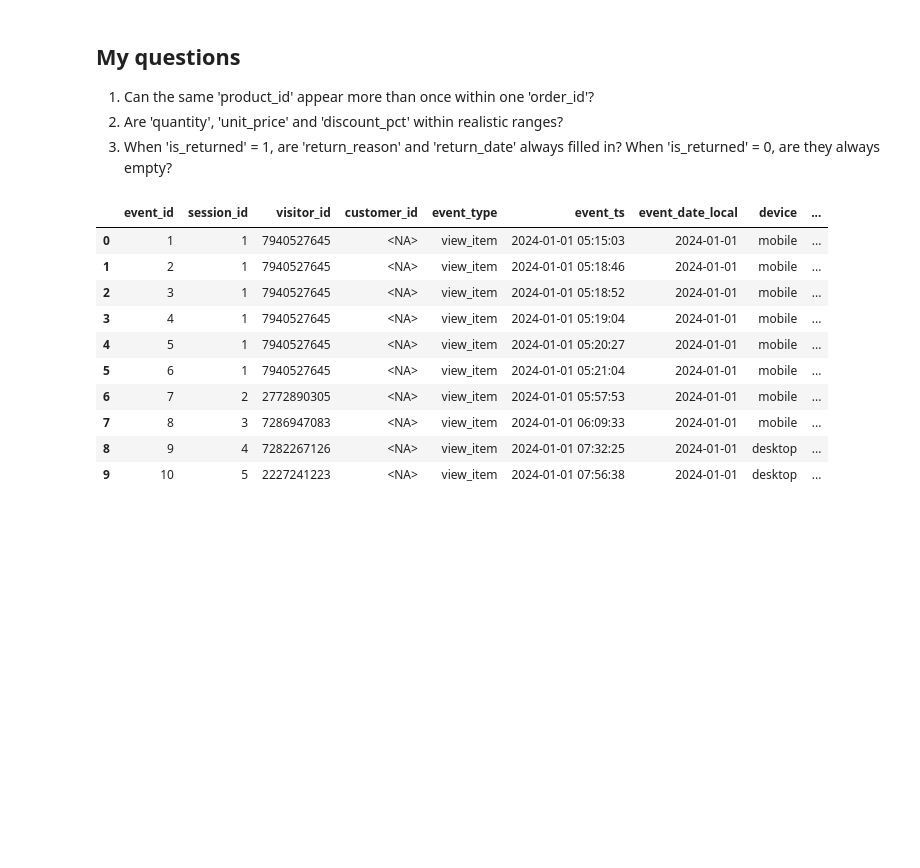
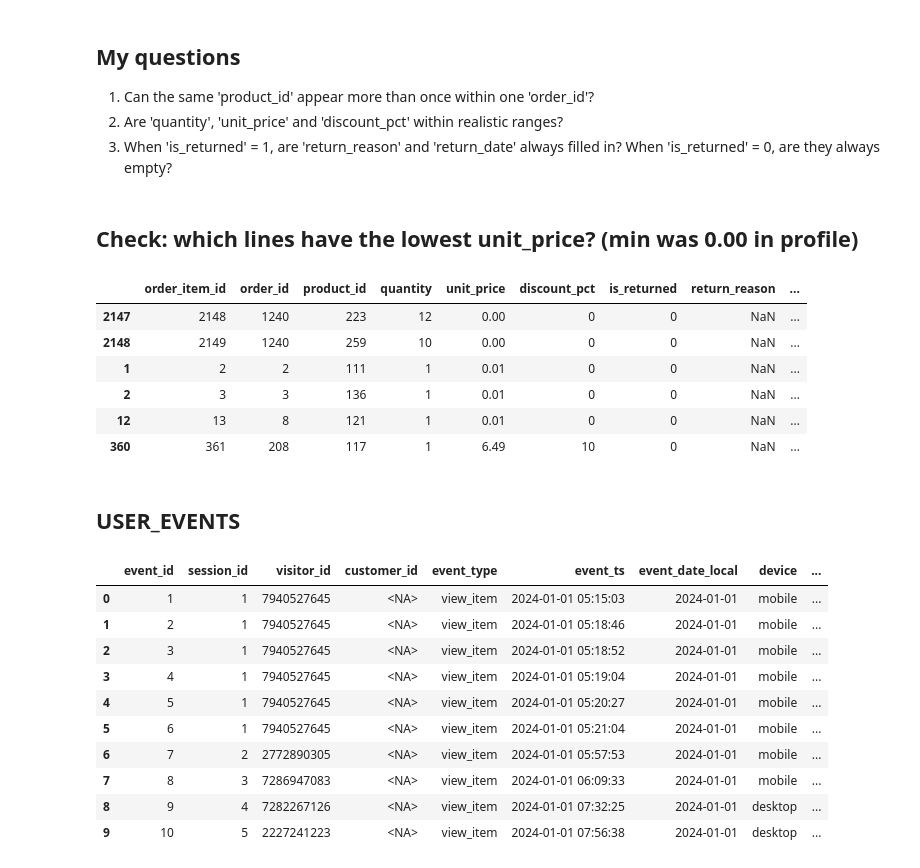
Before and after one commit to egidijus-zilis/ecommerce-analysis, a Jupyter notebook: notebooks/01_profiling.ipynb, the cells around one changed output. Drawn from its saved outputs; the diff is of its cells as text; code cells hidden in the pictures; blank space fills up the shorter version.

```diff
--- a/notebooks/01_profiling.ipynb
+++ b/notebooks/01_profiling.ipynb
@@ -94,4 +402,18 @@ order_items.head(10)
 1. Can the same 'product_id' appear more than once within one 'order_id'?
 2. Are 'quantity', 'unit_price' and 'discount_pct' within realistic ranges?
 3. When 'is_returned' = 1, are 'return_reason' and 'return_date' always filled in? When 'is_returned' = 0, are they always empty?
+# %% [markdown]
+## Check: which lines have the lowest unit_price? (min was 0.00 in profile)
+# %%
+order_items.nsmallest(6, "unit_price")
+# %% [output]
+|  | order_item_id | order_id | product_id | quantity | unit_price | discount_pct | is_returned | return_reason | ... |
+| 2147 | 2148 | 1240 | 223 | 12 | 0.00 | 0 | 0 | NaN | ... |
+| 2148 | 2149 | 1240 | 259 | 10 | 0.00 | 0 | 0 | NaN | ... |
+| 1 | 2 | 2 | 111 | 1 | 0.01 | 0 | 0 | NaN | ... |
+| 2 | 3 | 3 | 136 | 1 | 0.01 | 0 | 0 | NaN | ... |
+| 12 | 13 | 8 | 121 | 1 | 0.01 | 0 | 0 | NaN | ... |
+| 360 | 361 | 208 | 117 | 1 | 6.49 | 10 | 0 | NaN | ... |
+# %% [markdown]
+## USER_EVENTS
 # %%
```
Also changed, not shown: parts of 22 cells of this notebook, 1 other file.
